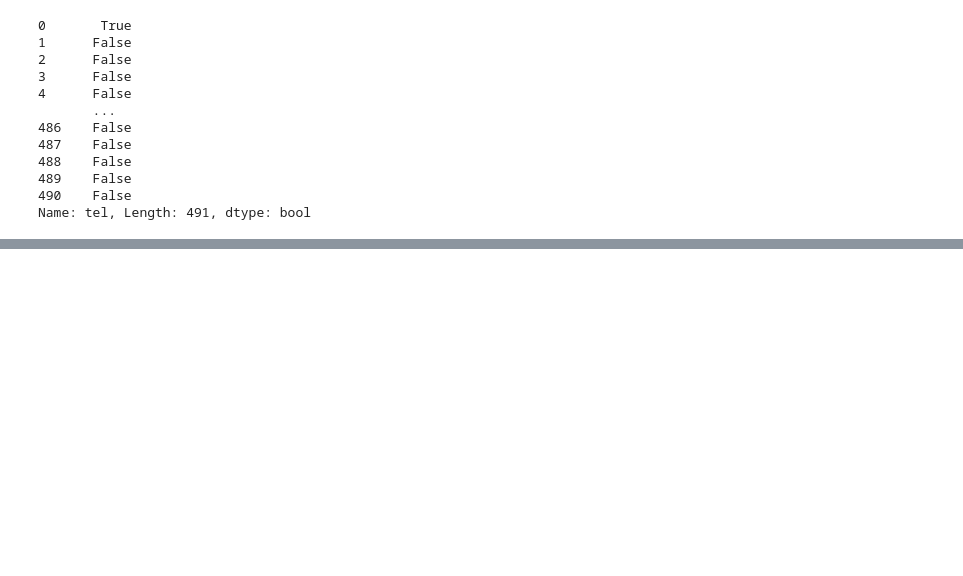
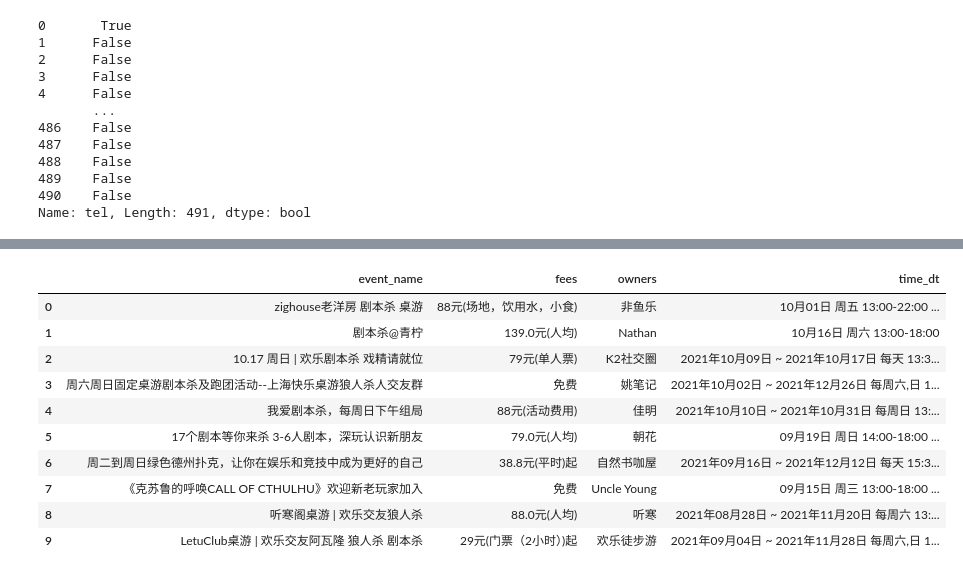
Before and after one commit to TingyuZheng/desktop-tutorial, a Jupyter notebook: assignment4/assignment4.ipynb, the cells around one changed output, grey strips where cells are left out. Cells and saved outputs as stored; diff of their text form; code cells hidden in the pictures; blank space fills up the shorter version.

```diff
--- a/assignment4/assignment4.ipynb
+++ b/assignment4/assignment4.ipynb
@@ -216,0 +329,19 @@ df[df['tel'].isnull()]
+# %%
+def date_manipulate(x):
+    x = x.str.strip('\n时间：\n \n ')
+    return x
+df1[['time_dt']] = df1[['times']].apply(date_manipulate)
+df1.drop('times', axis='columns', inplace=True)
+df1
+# %% [output]
+|  | event_name | fees | owners | time_dt |
+| 0 | zighouse老洋房 剧本杀 桌游 | 88元(场地，饮用水，小食) | 非鱼乐 | 10月01日 周五 13:00-22:00 ... |
+| 1 | 剧本杀@青柠 | 139.0元(人均) | Nathan | 10月16日 周六 13:00-18:00 |
+| 2 | 10.17 周日 | 欢乐剧本杀 戏精请就位 | 79元(单人票) | K2社交圈 | 2021年10月09日 ~ 2021年10月17日 每天 13:3... |
+| 3 | 周六周日固定桌游剧本杀及跑团活动--上海快乐桌游狼人杀人交友群 | 免费 | 姚笔记 | 2021年10月02日 ~ 2021年12月26日 每周六,日 1... |
+| 4 | 我爱剧本杀，每周日下午组局 | 88元(活动费用) | 佳明 | 2021年10月10日 ~ 2021年10月31日 每周日 13:... |
+| 5 | 17个剧本等你来杀 3-6人剧本，深玩认识新朋友 | 79.0元(人均) | 朝花 | 09月19日 周日 14:00-18:00 ... |
+| 6 | 周二到周日绿色德州扑克，让你在娱乐和竞技中成为更好的自己 | 38.8元(平时)起 | 自然书咖屋 | 2021年09月16日 ~ 2021年12月12日 每天 15:3... |
+| 7 | 《克苏鲁的呼唤CALL OF CTHULHU》欢迎新老玩家加入 | 免费 | Uncle Young | 09月15日 周三 13:00-18:00 ... |
+| 8 | 听寒阁桌游 | 欢乐交友狼人杀 | 88.0元(人均) | 听寒 | 2021年08月28日 ~ 2021年11月20日 每周六 13:... |
+| 9 | LetuClub桌游 | 欢乐交友阿瓦隆 狼人杀 剧本杀 | 29元(门票（2小时）)起 | 欢乐徒步游 | 2021年09月04日 ~ 2021年11月28日 每周六,日 1... |
```
Also changed, not shown: parts of 11 cells of this notebook, 3 other files.
